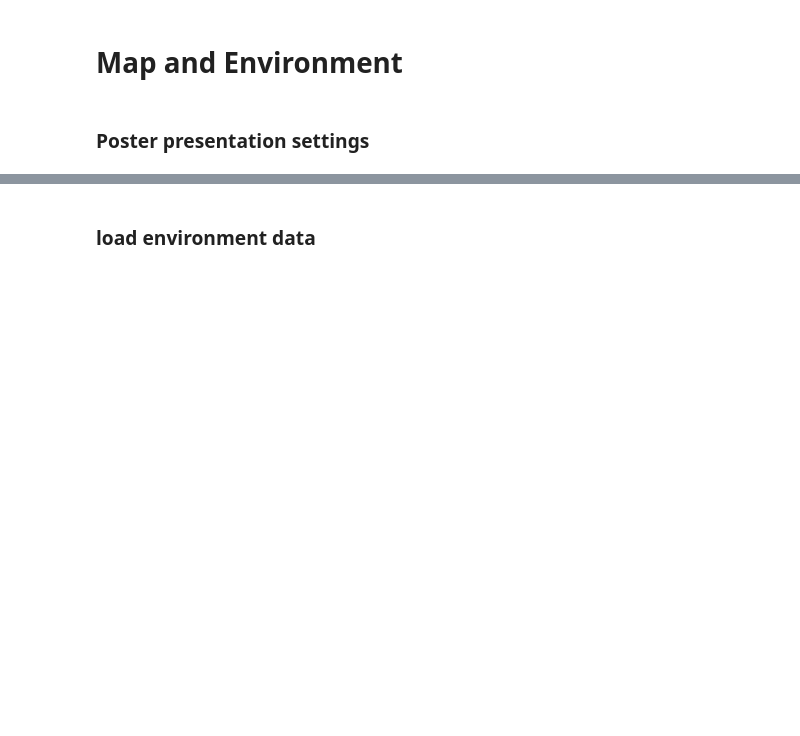
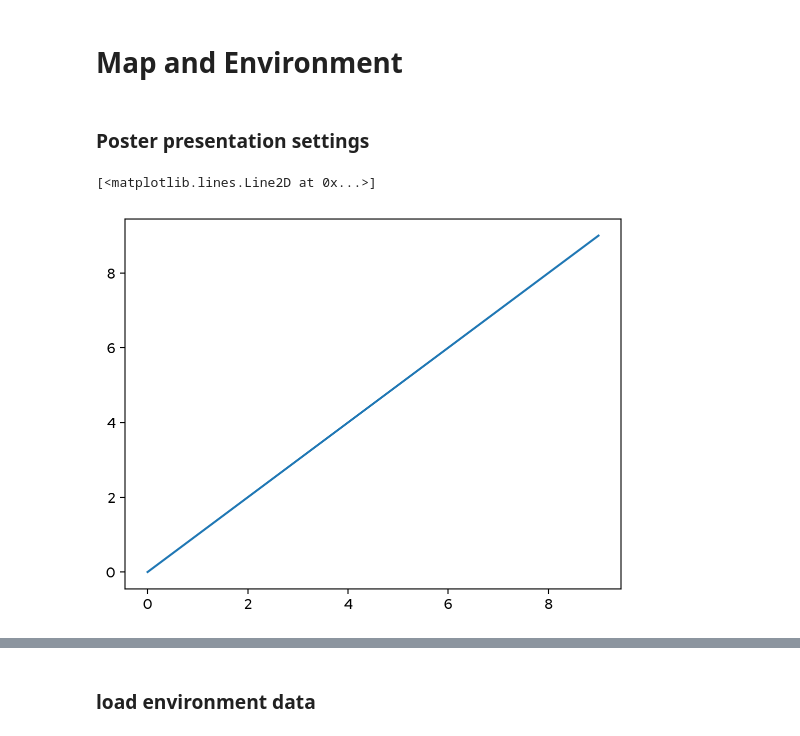
Before and after one commit to John-Ragland/n23_fluctuations_ragland, a Jupyter notebook: notebooks/presentation_figures/Map_and_Environment.ipynb, the cells around one changed output, grey strips where cells are left out. Drawn from its saved outputs; the diff is of its cells as text; code cells hidden in the pictures; blank space fills up the shorter version.

```diff
--- a/notebooks/presentation_figures/Map_and_Environment.ipynb
+++ b/notebooks/presentation_figures/Map_and_Environment.ipynb
@@ -34,6 +34,11 @@ font_path = str(get_data_dir() / "fonts" / "RedHatDisplay-Medium.ttf")
 fm.fontManager.addfont(font_path)
 
 plt.rcParams['font.family'] = 'Red Hat Display'
+# %%
+plt.plot(np.arange(10))
+# %% [output]
+[<matplotlib.lines.Line2D at 0x...>]
+[figure, added]
 # %%
 whoi_colors = ['#00B7BD', '#EE5340', '#0069b1', '#041e42']
 # %%
```
Also changed, not shown: parts of 13 cells of this notebook, 7 other files.
